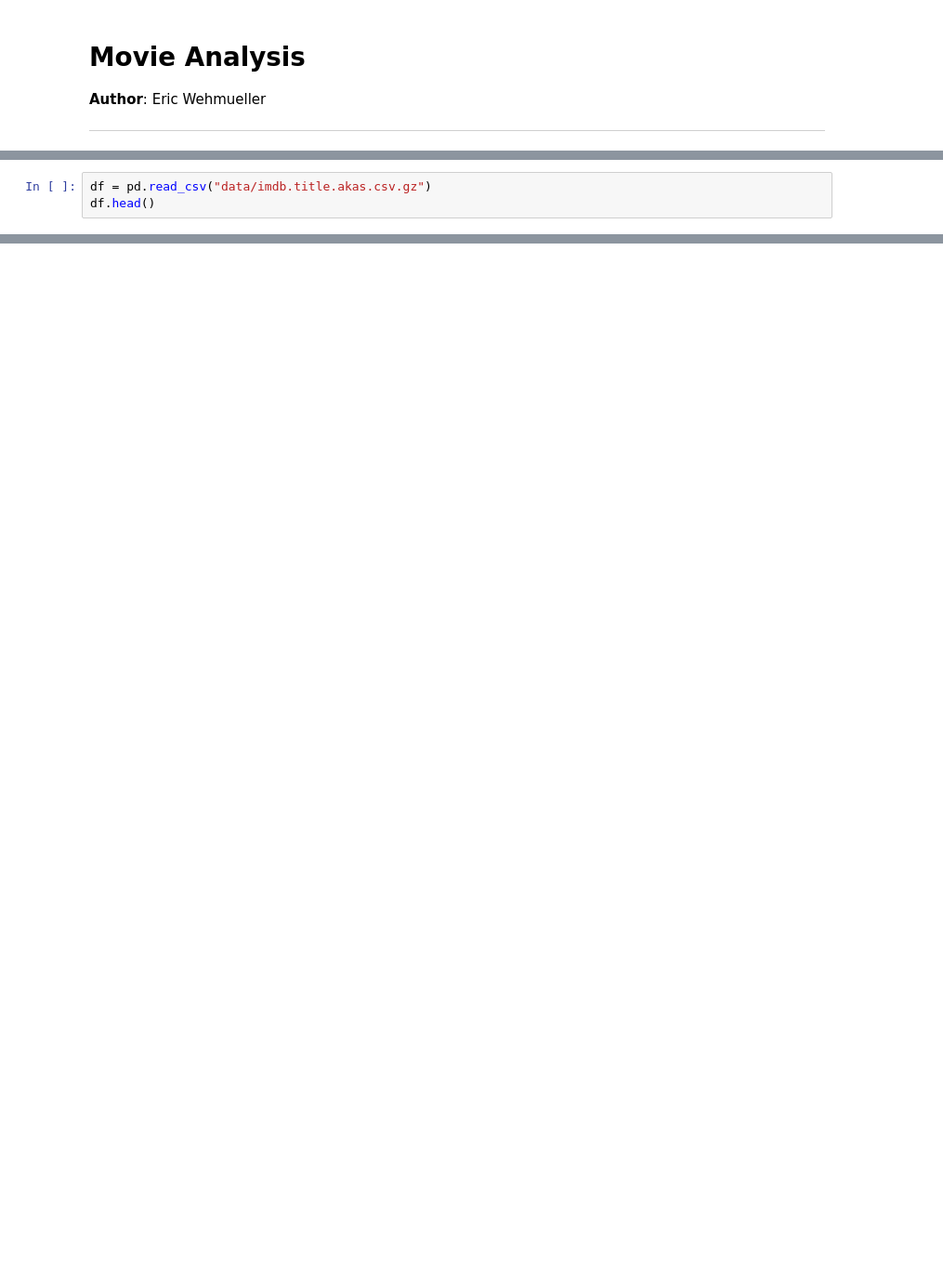
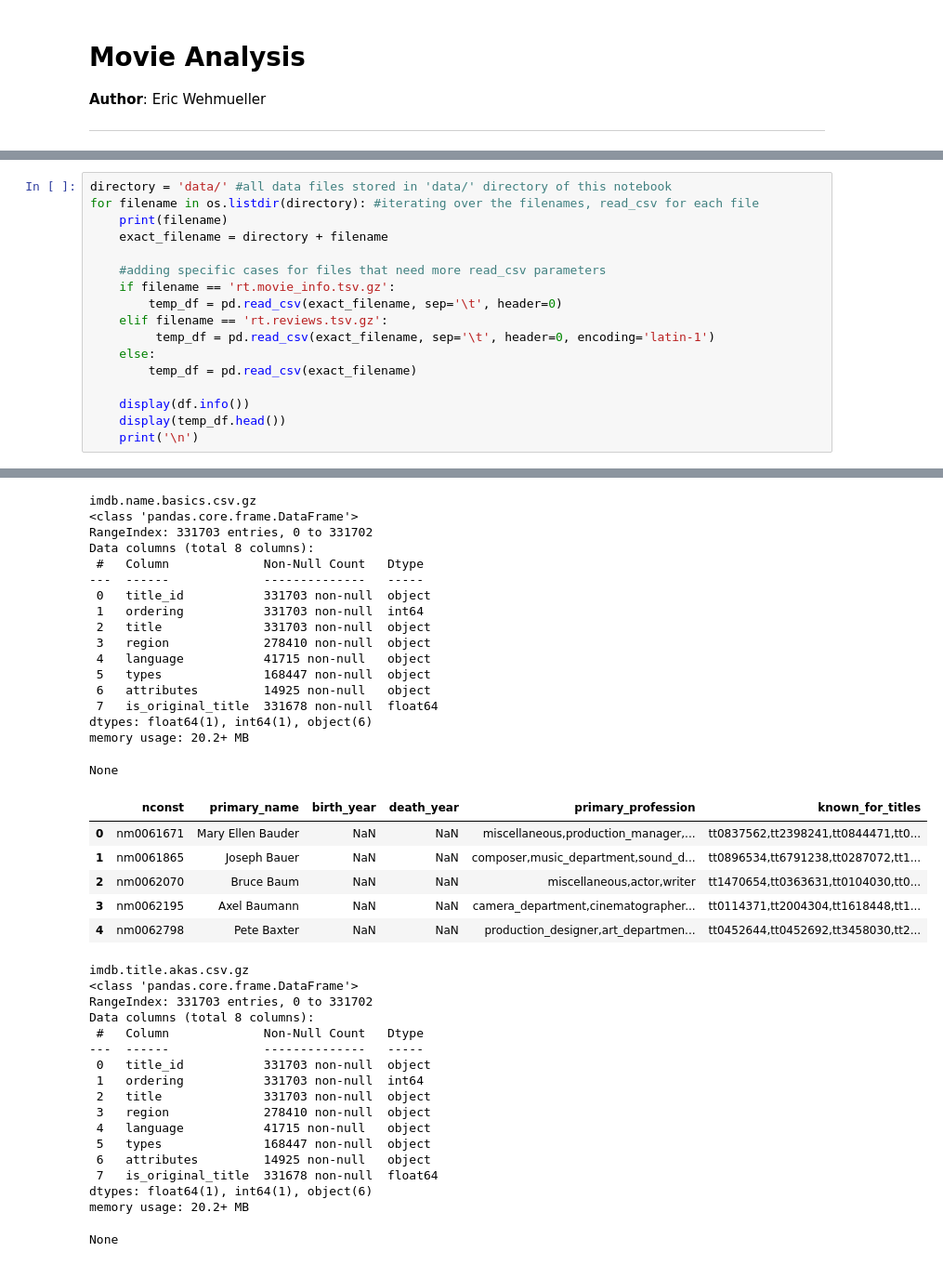
Before and after one commit to ewehmueller/movie-analysis, a Jupyter notebook: movie-analysis.ipynb, the cells around one changed output, grey strips where cells are left out. Shown at 93% size. Cells and saved outputs as stored; diff of their text form; blank space fills up the shorter version.

Commit message:
read data loop with conditionals

```diff
--- a/movie-analysis.ipynb
+++ b/movie-analysis.ipynb
@@ -26,3 +13,0 @@ df_bom_gross.head()
-# %%
-df = pd.read_csv("data/imdb.title.akas.csv.gz")
-df.head()
@@ -35,0 +18,18 @@ df.head()
+# %%
+directory = 'data/' #all data files stored in 'data/' directory of this notebook
+for filename in os.listdir(directory): #iterating over the filenames, read_csv for each file
+    print(filename)
+    exact_filename = directory + filename
+
+    #adding specific cases for files that need more read_csv parameters
+    if filename == 'rt.movie_info.tsv.gz':
+        temp_df = pd.read_csv(exact_filename, sep='\t', header=0)
+    elif filename == 'rt.reviews.tsv.gz':
+         temp_df = pd.read_csv(exact_filename, sep='\t', header=0, encoding='latin-1')
+    else:
+        temp_df = pd.read_csv(exact_filename)
+
+    display(df.info())
+    display(temp_df.head())
+    print('\n')
+# %% [output]
@@ -35,0 +59,40 @@ df.head()
+imdb.name.basics.csv.gz
+<class 'pandas.core.frame.DataFrame'>
+RangeIndex: 331703 entries, 0 to 331702
+Data columns (total 8 columns):
+ #   Column             Non-Null Count   Dtype
+---  ------             --------------   -----
+ 0   title_id           331703 non-null  object
+ 1   ordering           331703 non-null  int64
+ 2   title              331703 non-null  object
+ 3   region             278410 non-null  object
+ 4   language           41715 non-null   object
+ 5   types              168447 non-null  object
+ 6   attributes         14925 non-null   object
+ 7   is_original_title  331678 non-null  float64
+dtypes: float64(1), int64(1), object(6)
+memory usage: 20.2+ MB
+None
+|  | nconst | primary_name | birth_year | death_year | primary_profession | known_for_titles |
+| 0 | nm0061671 | Mary Ellen Bauder | NaN | NaN | miscellaneous,production_manager,... | tt0837562,tt2398241,tt0844471,tt0... |
+| 1 | nm0061865 | Joseph Bauer | NaN | NaN | composer,music_department,sound_d... | tt0896534,tt6791238,tt0287072,tt1... |
+| 2 | nm0062070 | Bruce Baum | NaN | NaN | miscellaneous,actor,writer | tt1470654,tt0363631,tt0104030,tt0... |
+| 3 | nm0062195 | Axel Baumann | NaN | NaN | camera_department,cinematographer... | tt0114371,tt2004304,tt1618448,tt1... |
+| 4 | nm0062798 | Pete Baxter | NaN | NaN | production_designer,art_departmen... | tt0452644,tt0452692,tt3458030,tt2... |
+imdb.title.akas.csv.gz
+<class 'pandas.core.frame.DataFrame'>
+RangeIndex: 331703 entries, 0 to 331702
+Data columns (total 8 columns):
+ #   Column             Non-Null Count   Dtype
+---  ------             --------------   -----
+ 0   title_id           331703 non-null  object
+ 1   ordering           331703 non-null  int64
+ 2   title              331703 non-null  object
+ 3   region             278410 non-null  object
+ 4   language           41715 non-null   object
+ 5   types              168447 non-null  object
+ 6   attributes         14925 non-null   object
+ 7   is_original_title  331678 non-null  float64
+dtypes: float64(1), int64(1), object(6)
+memory usage: 20.2+ MB
+None
```
Also changed, not shown: parts of 9 cells of this notebook.
